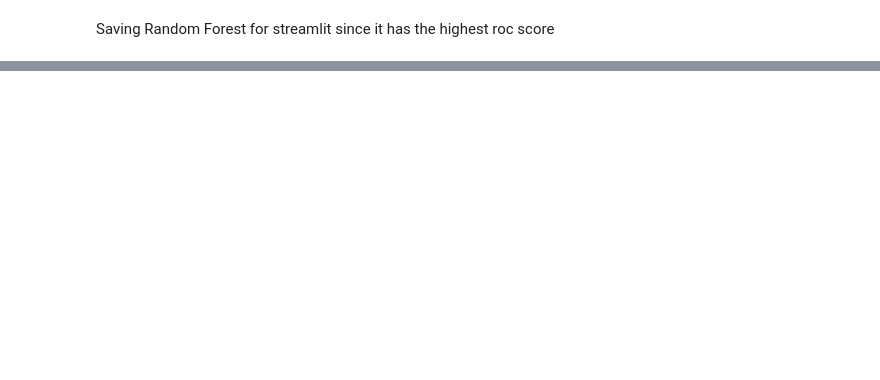
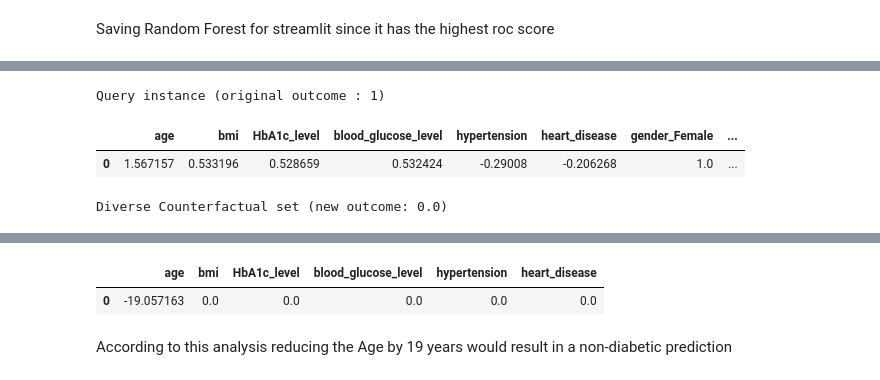
Before and after one commit to wahabrind/ml-assignment-3, a Jupyter notebook: diabetes.ipynb, the cells around one changed output, grey strips where cells are left out. Cells and saved outputs as stored; diff of their text form; code cells hidden in the pictures; blank space fills up the shorter version.

```diff
--- a/diabetes.ipynb
+++ b/diabetes.ipynb
@@ -127,0 +195,2 @@ lime_local = lime.explain_local(new_df_transformed,
+# %%
+merged_df = pd.merge(data_loader.X, data_loader.y, left_index=True, right_index=True)
@@ -127,0 +212,12 @@ lime_local = lime.explain_local(new_df_transformed,
+# %%
+rf_dice = dice_ml.Model(
+    model=rf_pipeline,
+    backend="sklearn",
+)
+explainer = dice_ml.Dice(
+    data_dice,
+    rf_dice,
+    method="random",
+    # method="genetic",
+    # method="kdtree",
+)
@@ -127,0 +226,36 @@ lime_local = lime.explain_local(new_df_transformed,
+# %%
+features_to_vary = [
+    "age",
+    "bmi",
+    "HbA1c_level",
+    "blood_glucose_level",
+    "hypertension",
+    "heart_disease",
+]
+features_to_vary = continuous_features
+permitted_range = {
+    "age": [0, 200],
+    "bmi": [10, 40],
+    "HbA1c_level": [3, 9],
+    "blood_glucose_level": [70, 300],
+    "hypertension": [0, 1],
+    "heart_disease": [0, 1],
+}
+# %%
+# Now generating explanations using the new feature weights
+cf = explainer.generate_counterfactuals(
+    sample_one_input,
+    total_CFs=1,
+    desired_class="opposite",
+    permitted_range=permitted_range,
+    features_to_vary=features_to_vary,
+)
+
+# Visualize it
+output = cf.visualize_as_dataframe(show_only_changes=True)
+output
+# %% [output]
+Query instance (original outcome : 1)
+|  | age | bmi | HbA1c_level | blood_glucose_level | hypertension | heart_disease | gender_Female | ... |
+| 0 | 1.567157 | 0.533196 | 0.528659 | 0.532424 | -0.29008 | -0.206268 | 1.0 | ... |
+Diverse Counterfactual set (new outcome: 0.0)
@@ -127,0 +264,18 @@ lime_local = lime.explain_local(new_df_transformed,
+# %%
+res = cf.cf_examples_list[0].final_cfs_df[continuous_features]
+v1 = inverse_transform_numeric(sample_one_input[continuous_features])
+v2 = inverse_transform_numeric(res)
+changes_required = pd.DataFrame(data=v2-v1, columns=[
+    "age",
+    "bmi",
+    "HbA1c_level",
+    "blood_glucose_level",
+    "hypertension",
+    "heart_disease",
+])
+changes_required
+# %% [output]
+|  | age | bmi | HbA1c_level | blood_glucose_level | hypertension | heart_disease |
+| 0 | -19.057163 | 0.0 | 0.0 | 0.0 | 0.0 | 0.0 |
+# %% [markdown]
+According to this analysis reducing the Age by 19 years would result in a non-diabetic prediction
```
Also changed, not shown: parts of 29 cells of this notebook.
